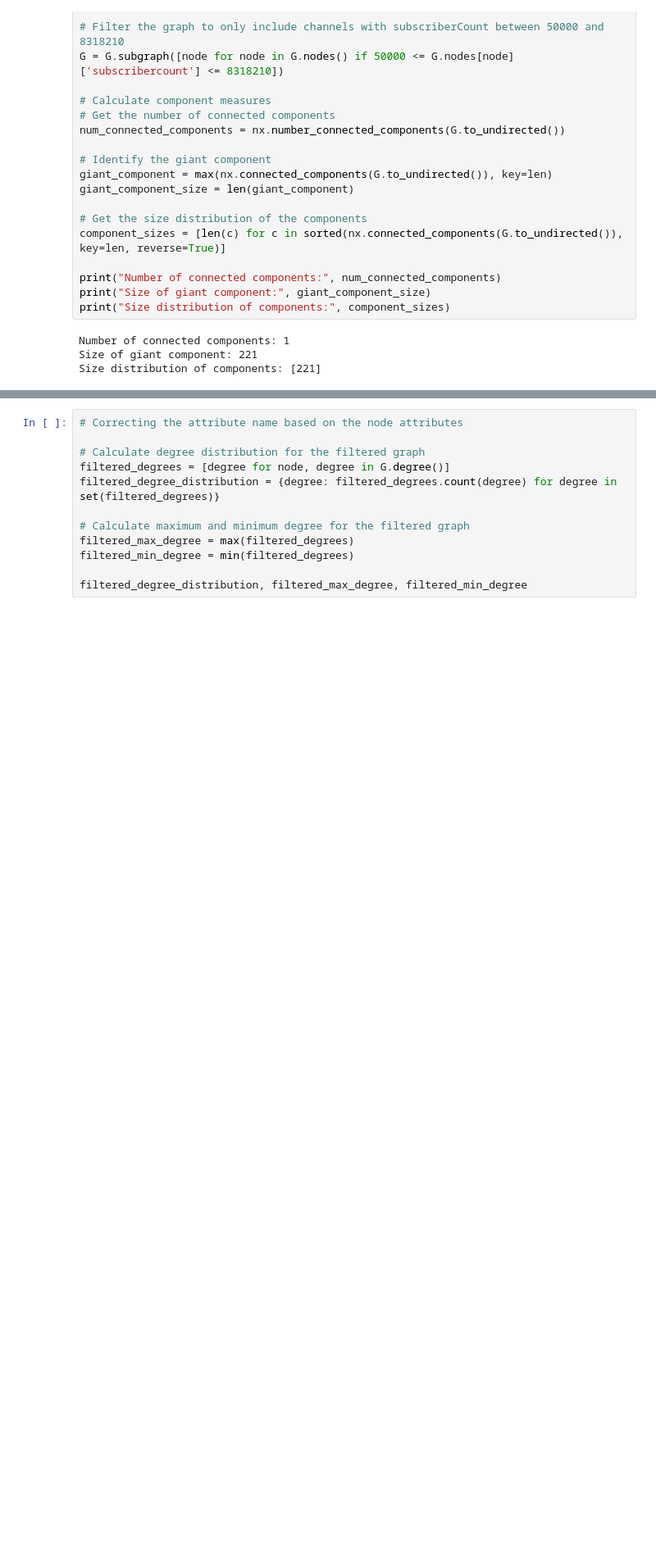
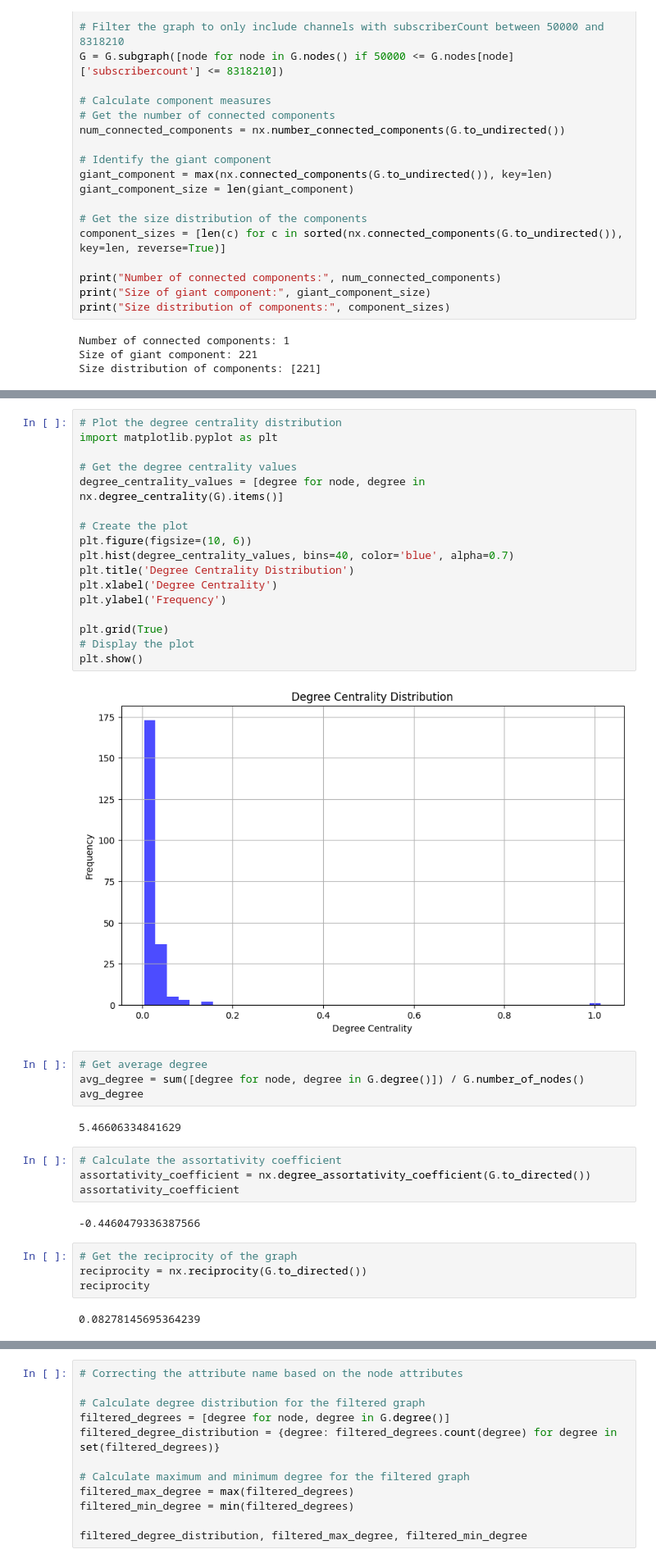
Before and after one commit to panos-span/sna_youtube, a Jupyter notebook: general.ipynb, the cells around one changed output, grey strips where cells are left out. Shown at 82% size. Drawn from its saved outputs; the diff is of its cells as text; blank space fills up the shorter version.

```diff
--- a/general.ipynb
+++ b/general.ipynb
@@ -28,0 +159,37 @@ Size distribution of components: [221]
+# %%
+# Plot the degree centrality distribution
+import matplotlib.pyplot as plt
+
+# Get the degree centrality values
+degree_centrality_values = [degree for node, degree in nx.degree_centrality(G).items()]
+
+# Create the plot
+plt.figure(figsize=(10, 6))
+plt.hist(degree_centrality_values, bins=40, color='blue', alpha=0.7)
+plt.title('Degree Centrality Distribution')
+plt.xlabel('Degree Centrality')
+plt.ylabel('Frequency')
+
+plt.grid(True)
+# Display the plot
+plt.show()
+# %% [output]
+[figure, added]
+# %%
+# Get average degree
+avg_degree = sum([degree for node, degree in G.degree()]) / G.number_of_nodes()
+avg_degree
+# %% [output]
+5.46606334841629
+# %%
+# Calculate the assortativity coefficient
+assortativity_coefficient = nx.degree_assortativity_coefficient(G.to_directed())
+assortativity_coefficient
+# %% [output]
+-0.4460479336387566
+# %%
+# Get the reciprocity of the graph
+reciprocity = nx.reciprocity(G.to_directed())
+reciprocity
+# %% [output]
+0.08278145695364239
```
Also changed, not shown: parts of 13 cells of this notebook.
